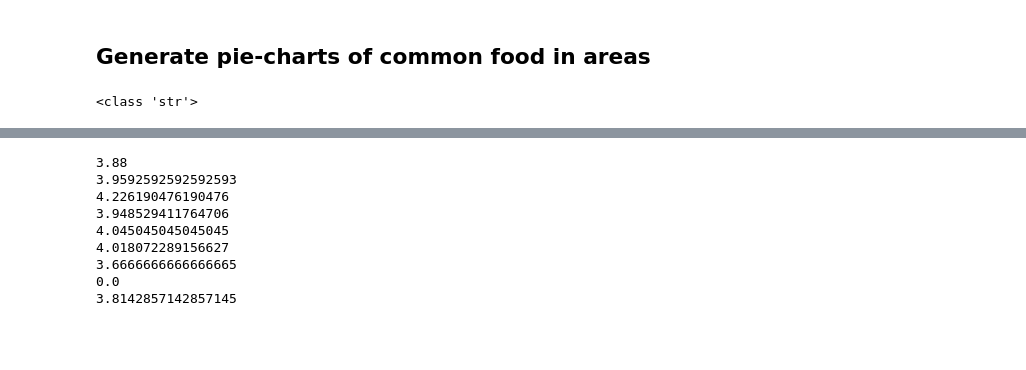
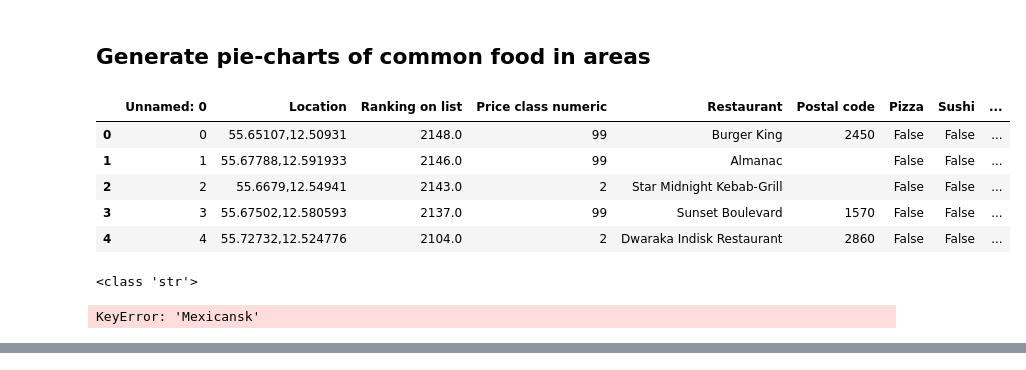
Before and after one commit to EMCK3N/SDS2019-grp20, a Jupyter notebook: Analysis.ipynb, the cells around one changed output, grey strips where cells are left out. Saved outputs shown, nothing was run; the diff lists cells and outputs as text; code cells hidden in the pictures; blank space fills up the shorter version.

```diff
--- a/Analysis.ipynb
+++ b/Analysis.ipynb
@@ -234,6 +234,14 @@ See the caveats in the documentation: http://pandas.pydata.org/pandas-docs/stabl
 ## Generate pie-charts of common food in areas
 # %%
 food_df = pd.read_csv("type_mad_df.csv")
+food_df.head()
+# %% [output]
+|  | Unnamed: 0 | Location | Ranking on list | Price class numeric | Restaurant | Postal code | Pizza | Sushi | ... |
+| 0 | 0 | 55.65107,12.50931 | 2148.0 | 99 | Burger King | 2450 | False | False | ... |
+| 1 | 1 | 55.67788,12.591933 | 2146.0 | 99 | Almanac |  | False | False | ... |
+| 2 | 2 | 55.6679,12.54941 | 2143.0 | 2 | Star Midnight Kebab-Grill |  | False | False | ... |
+| 3 | 3 | 55.67502,12.580593 | 2137.0 | 99 | Sunset Boulevard | 1570 | False | False | ... |
+| 4 | 4 | 55.72732,12.524776 | 2104.0 | 2 | Dwaraka Indisk Restaurant | 2860 | False | False | ... |
 # %%
 print(type(food_df["Postal code"][1]))
 
@@ -259,6 +267,7 @@ food_df =  food_df.dropna(subset = ["Postal code"])
 
 #List of kitchens
 list_ = ["Pizza", "Sushi", "Fisk og skaldyr", "Thai", "Café", "Italiensk", "Indisk", "Mexikansk", "Steakhouse"]
+en_list_ = ["Pizza", "Sushi", "Seafood", "Thai", "Café", "Italian", "Indian", "Mexican", "Steakhouse"]
 
 # change booleans to 1/0
 for x in list_:
@@ -294,6 +303,8 @@ for i in food_df["Postal code"]:
         Area.append("valby")
     else:
         Area.append("andet")
+# %% [output]
+KeyError: 'Mexicansk'
 # %%
 food_df = pd.merge(food_df, mod_df[["Restaurant","Main rating"]], on='Restaurant', how='left')
 food_df
@@ -347,21 +358,3 @@ for i in Lists:
     else:
         c= (sum(i)/len(i))
     means.append(c)
-# %%
-Food_means = percentile_list = pd.DataFrame(np.column_stack([list_, means, lenght]),
-                               columns=['Kitchen', 'Mean Rating', 'Number of Restaurants'])
-
-
-for i in Food_means["Mean Rating"]:
-
-    print(i)
-# %% [output]
-3.88
-3.9592592592592593
-4.226190476190476
-3.948529411764706
-4.045045045045045
-4.018072289156627
-3.6666666666666665
-0.0
-3.8142857142857145
```
Also changed, not shown: parts of 3 cells of this notebook, 1 other file.
